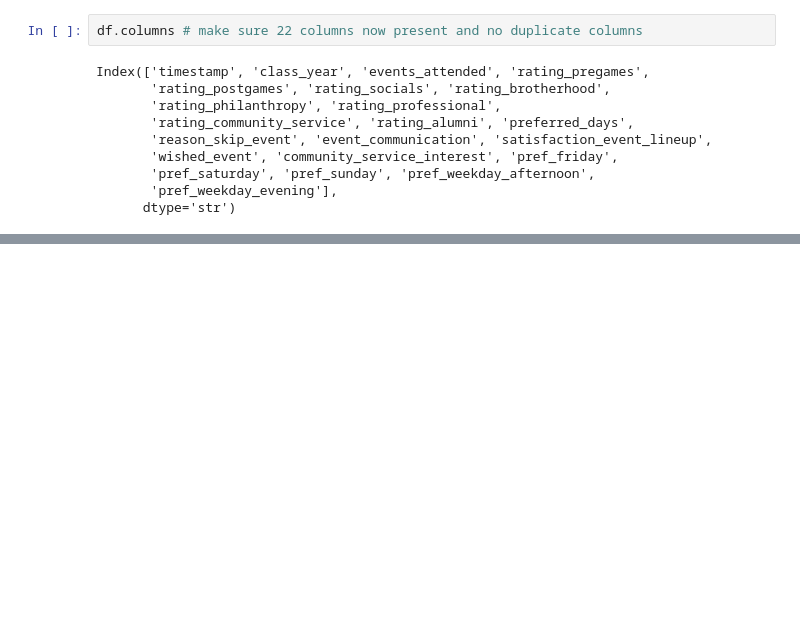
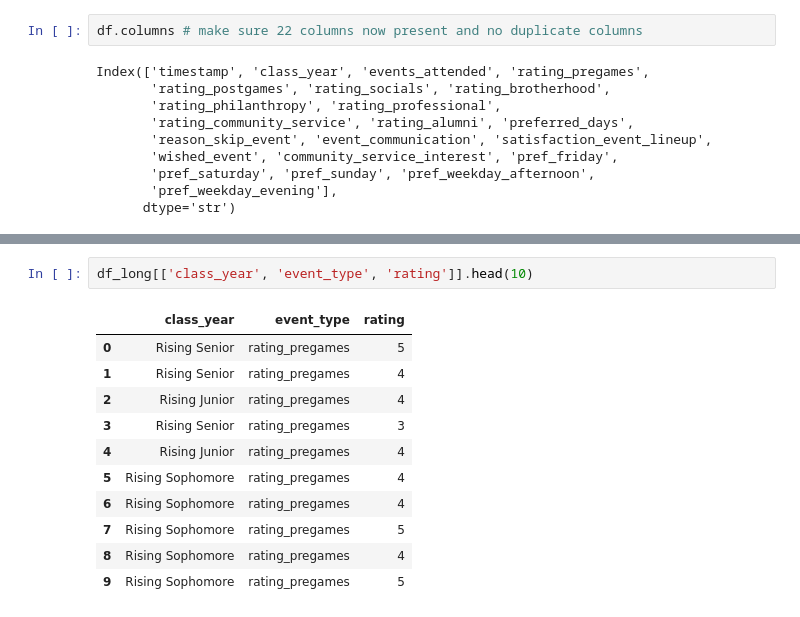
Before and after one commit to KevinWehrle/fiji-event-engagement-analytics, a Jupyter notebook: notebooks/eda.ipynb, the cells around one changed output, grey strips where cells are left out. Cells and saved outputs as stored; diff of their text form; blank space fills up the shorter version.

```diff
--- a/notebooks/eda.ipynb
+++ b/notebooks/eda.ipynb
@@ -184,0 +266,14 @@ Index(['timestamp', 'class_year', 'events_attended', 'rating_pregames',
+# %%
+df_long[['class_year', 'event_type', 'rating']].head(10)
+# %% [output]
+|  | class_year | event_type | rating |
+| 0 | Rising Senior | rating_pregames | 5 |
+| 1 | Rising Senior | rating_pregames | 4 |
+| 2 | Rising Junior | rating_pregames | 4 |
+| 3 | Rising Senior | rating_pregames | 3 |
+| 4 | Rising Junior | rating_pregames | 4 |
+| 5 | Rising Sophomore | rating_pregames | 4 |
+| 6 | Rising Sophomore | rating_pregames | 4 |
+| 7 | Rising Sophomore | rating_pregames | 5 |
+| 8 | Rising Sophomore | rating_pregames | 4 |
+| 9 | Rising Sophomore | rating_pregames | 5 |
```
Also changed, not shown: parts of 8 cells of this notebook.
